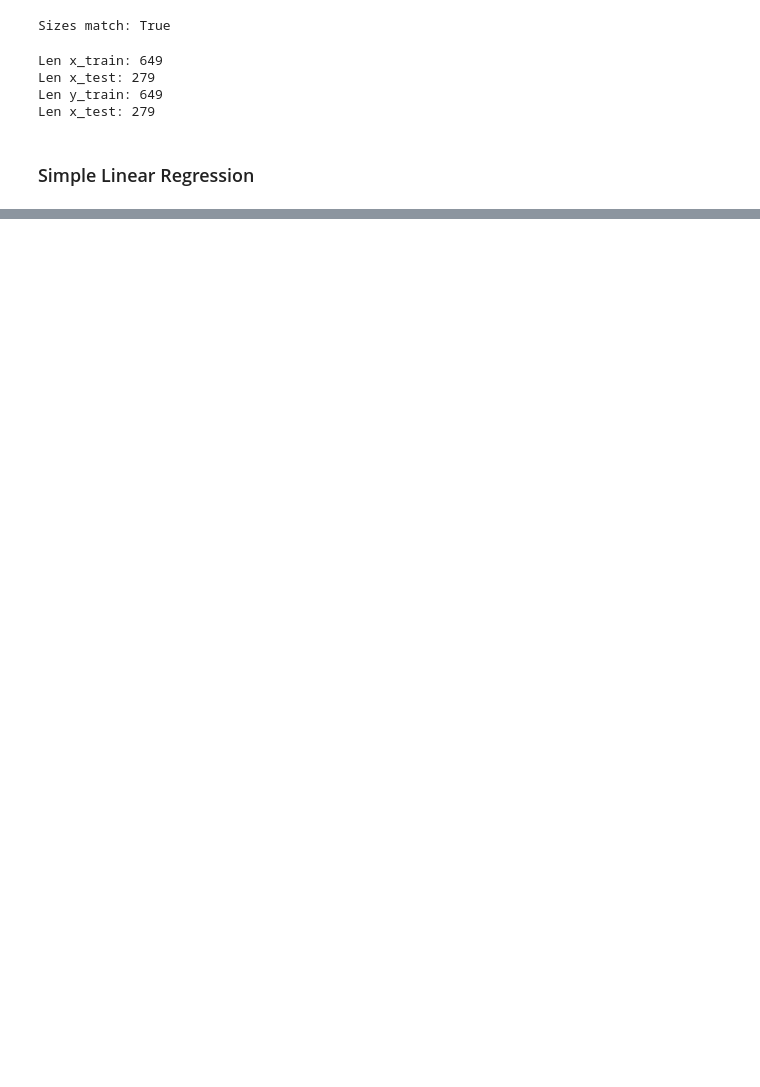
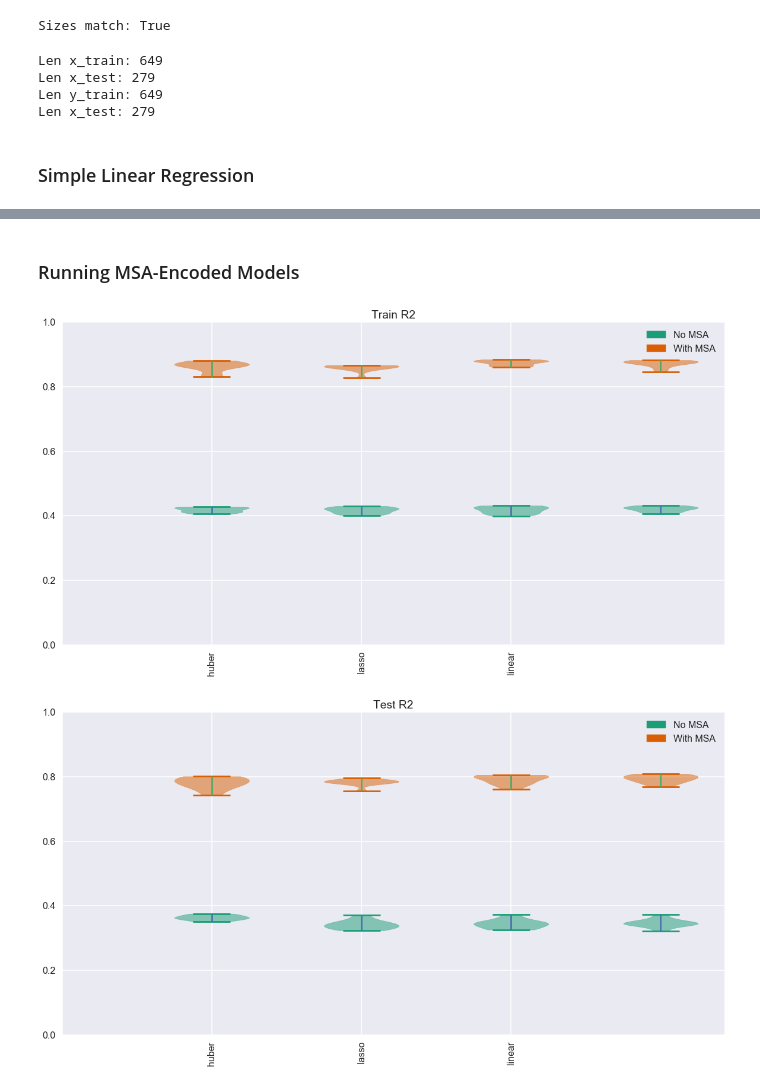
Before and after one commit to dkloving/CS109A_Project, a Jupyter notebook: modelling/models_by_david.ipynb, the cells around one changed output, grey strips where cells are left out. Saved outputs shown, nothing was run; the diff lists cells and outputs as text; code cells hidden in the pictures; blank space fills up the shorter version.

Commit message:
Refactored bootstrapping and plotting functionality

```diff
--- a/modelling/models_by_david.ipynb
+++ b/modelling/models_by_david.ipynb
@@ -189,0 +99,9 @@ for key in coef_dfs:
+# %%
+# separate labels and features
+
+label_col = 'murder_per_100_k'
+
+x_2 = df_2.drop([label_col], axis=1)
+y_2 = df_2[label_col]
+
+print('Sizes match: {}'.format(len(x)==len(y)))
@@ -189,0 +110,11 @@ for key in coef_dfs:
+# %%
+# train test split
+
+from sklearn.model_selection import train_test_split
+
+x_train_s_2, x_test_s_2, y_train_2, y_test_2 = train_test_split(x_2,y_2, test_size=0.3)
+
+print('Len x_train: {}'.format(len(x_train_s)))
+print('Len x_test: {}'.format(len(x_test_s)))
+print('Len y_train: {}'.format(len(y_train)))
+print('Len x_test: {}'.format(len(y_test)))
@@ -189,0 +126,13 @@ for key in coef_dfs:
+# %%
+# standardize data
+means = np.mean(x_train_s_2, axis=0)
+stds = np.std(x_train_s_2, axis=0)
+
+# initialize training containers
+x_train_2 = x_train_s_2
+x_test_2 = x_test_s_2
+
+# standardize relevant data, will throw a warning
+for i,c in enumerate(cols_to_norm):
+    x_train_2[c] = (x_train_s_2[c]-means[i])/stds[i]
+    x_test_2[c] = (x_test_s_2[c]-means[i])/stds[i]
@@ -189,0 +148,11 @@ for key in coef_dfs:
+# %% [markdown]
+### Running MSA-Encoded Models
+# %%
+coeff_2_names = df_2.drop('murder_per_100_k',axis=1).columns
+
+exp_2 = run_experiment(linear_models, 10, x_train_2, y_train_2, x_test_2, y_test_2, coeff_2_names)
+# %%
+violin_coefs([exp, exp_2], ['Train R2','Test R2'], experiment_name=['No MSA','With MSA'], center_zero=False)
+# %% [output]
+[figure, added]
+[figure, added]
```
Also changed, not shown: parts of 25 cells of this notebook, 1 other file.
